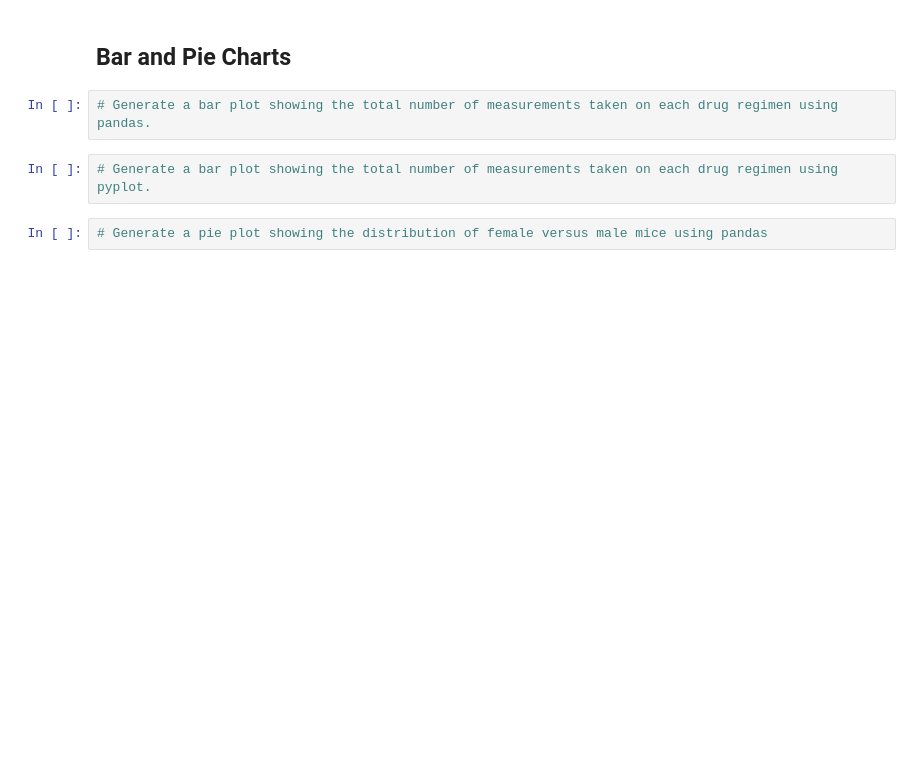
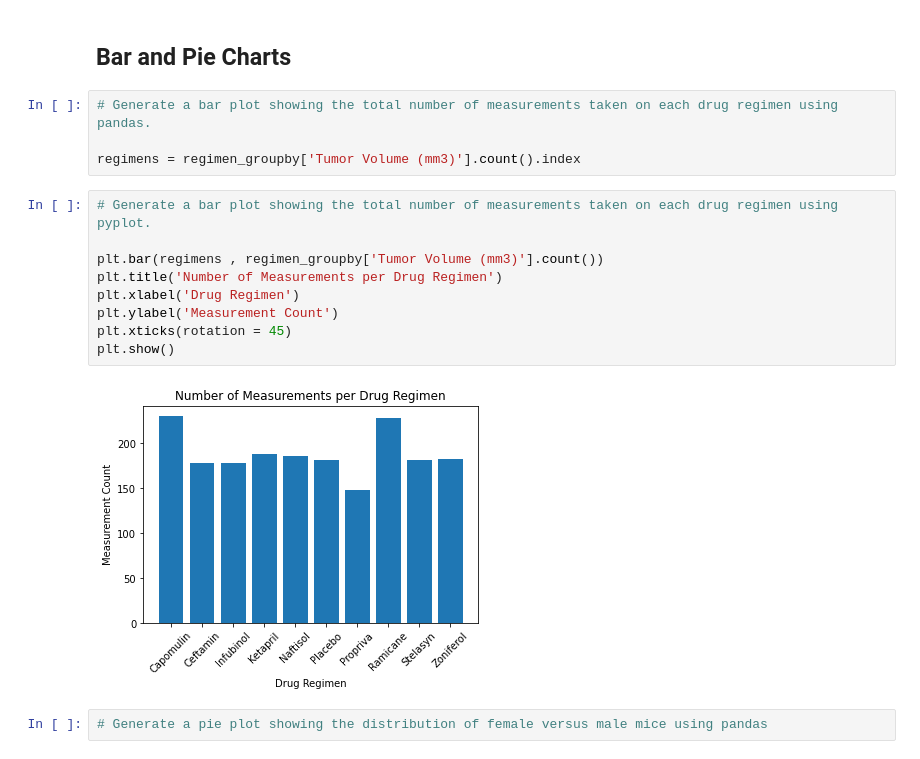
Before and after one commit to sunwoo-kim20/matplotlib-challenge, a Jupyter notebook: Pymaceuticals/pymaceuticals_starter.ipynb, the cells around one changed output. Cells and saved outputs as stored; diff of their text form; blank space fills up the shorter version.

Commit message:
created bar plot with pyplot

```diff
--- a/Pymaceuticals/pymaceuticals_starter.ipynb
+++ b/Pymaceuticals/pymaceuticals_starter.ipynb
@@ -108,8 +119,19 @@ summary_table1.head()
 ## Bar and Pie Charts
 # %%
 # Generate a bar plot showing the total number of measurements taken on each drug regimen using pandas.
+
+regimens = regimen_groupby['Tumor Volume (mm3)'].count().index
 # %%
 # Generate a bar plot showing the total number of measurements taken on each drug regimen using pyplot.
+
+plt.bar(regimens , regimen_groupby['Tumor Volume (mm3)'].count())
+plt.title('Number of Measurements per Drug Regimen')
+plt.xlabel('Drug Regimen')
+plt.ylabel('Measurement Count')
+plt.xticks(rotation = 45)
+plt.show()
+# %% [output]
+[figure, added]
 # %%
 # Generate a pie plot showing the distribution of female versus male mice using pandas
 # %%
```
Also changed, not shown: parts of 2 cells of this notebook.
